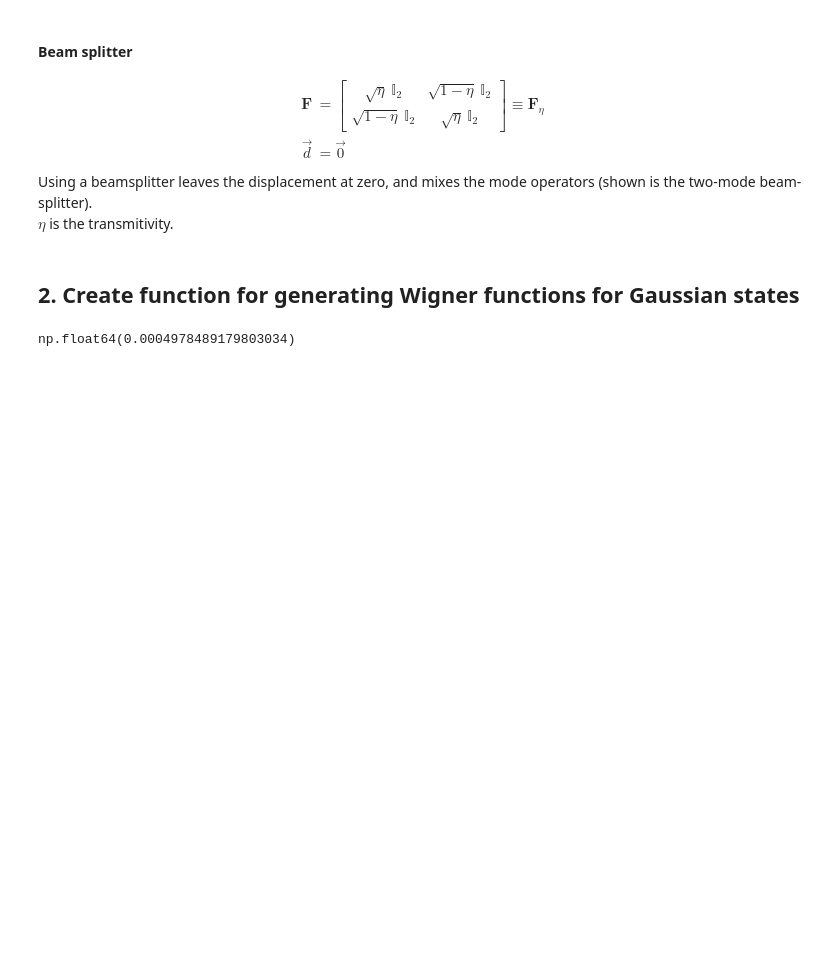
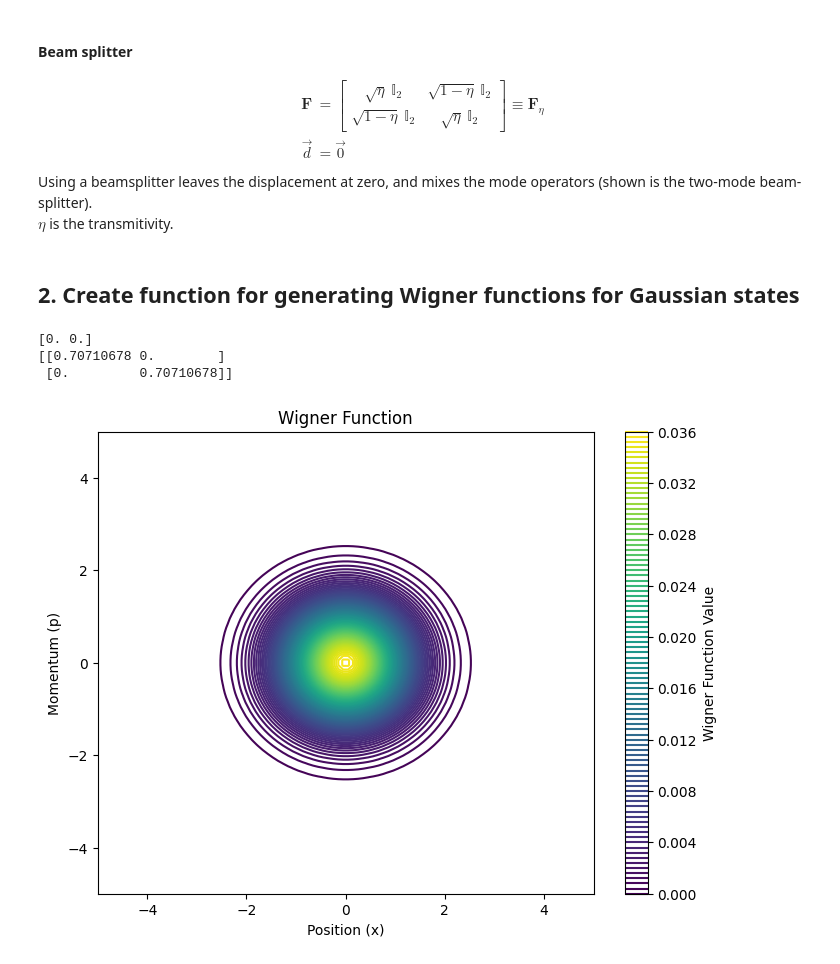
Before and after one commit to BastianValhoj/sciqisQuantumCurcuit, a Jupyter notebook: exercises/gaussian.ipynb, the cells around one changed output. Saved outputs shown, nothing was run; the diff lists cells and outputs as text; code cells hidden in the pictures; blank space fills up the shorter version.

```diff
--- a/exercises/gaussian.ipynb
+++ b/exercises/gaussian.ipynb
@@ -104,25 +104,63 @@ class Wigner():
             else:
                 raise ValueError("kwargs must contain 'mean' or 'cov' to update the state.")
 
-        r = np.array(r)
-        assert r.shape == self.mean.shape, "Input point must match mean's shape"
+        r = np.atleast_2d(r) # Ensure r is at least 2D
+        assert r.shape[-1] == self.mean.shape[0], "Each input point must match mean's shape"
         diff = r - self.mean
 
-        # exponent = -0.5 * np.einsum("...j,jk,kl->l...", diff.T , self.sigmaInv , diff)
-        exponent = -0.5 * diff.T @ self.sigmaInv @ diff
+        exponent = -0.5 * np.einsum("...ni,ij,...nj->n...", diff , self.sigmaInv , diff)
+        # exponent = -0.5 * diff.T @ self.sigmaInv @ diff
 
         return self.norm * np.exp(exponent)
 
 
 
-x = np.array([0,0])[:, None]
-p = np.array([1, 1])[:, None]
+def test_input(size):
+    I = np.eye(size)
+    sigma = I / np.linalg.norm(I)
+    r = np.zeros((size, ))
+    return r, sigma
 
-rbar = np.concatenate((x,p), axis=1).flatten()
-sigma = np.eye(4)
-sigma = sigma / np.linalg.norm(sigma)
+# x = np.array([0,0])[:, None]
+# p = np.array([1, 1])[:, None]
 
-test = Wigner(rbar, sigma)
+# rbar = np.concatenate((x,p), axis=1).flatten()
+# sigma = np.eye(4)
+# sigma = sigma / np.linalg.norm(sigma)
+
+rbar, sigma = test_input(2)
+print(rbar)
+print(sigma)
+
+wigner = Wigner(rbar, sigma)
+
+# test the Wigner function
+
+# create a grid of points
+
+
+x = np.linspace(-5, 5, 100)
+p = np.linspace(-5, 5, 100)
+X, P = np.meshgrid(x, p)
+grid_points = np.vstack([X.ravel(), P.ravel()]).T
+# calculate the Wigner function for the grid points
+wigner_values = wigner(grid_points).reshape(X.shape)
 # %% [output]
-np.float64(0.0004978489179803034)
+[0. 0.]
+[[0.70710678 0.        ]
+ [0.         0.70710678]]
+# %%
+import matplotlib.pyplot as plt
+fig, ax = plt.subplots(figsize=(8, 6))
+plot = ax.contour(X, P, wigner_values.reshape(X.shape), levels=100,
+          cmap='viridis',
+          )
+
+ax.set_xlabel('Position (x)')
+ax.set_ylabel('Momentum (p)')
+ax.set_title('Wigner Function')
+plt.colorbar(plot, ax=ax, label='Wigner Function Value')
+plt.show()
+# %% [output]
+[figure, added]
 # %%
```
Also changed, not shown: parts of 1 cell of this notebook.
